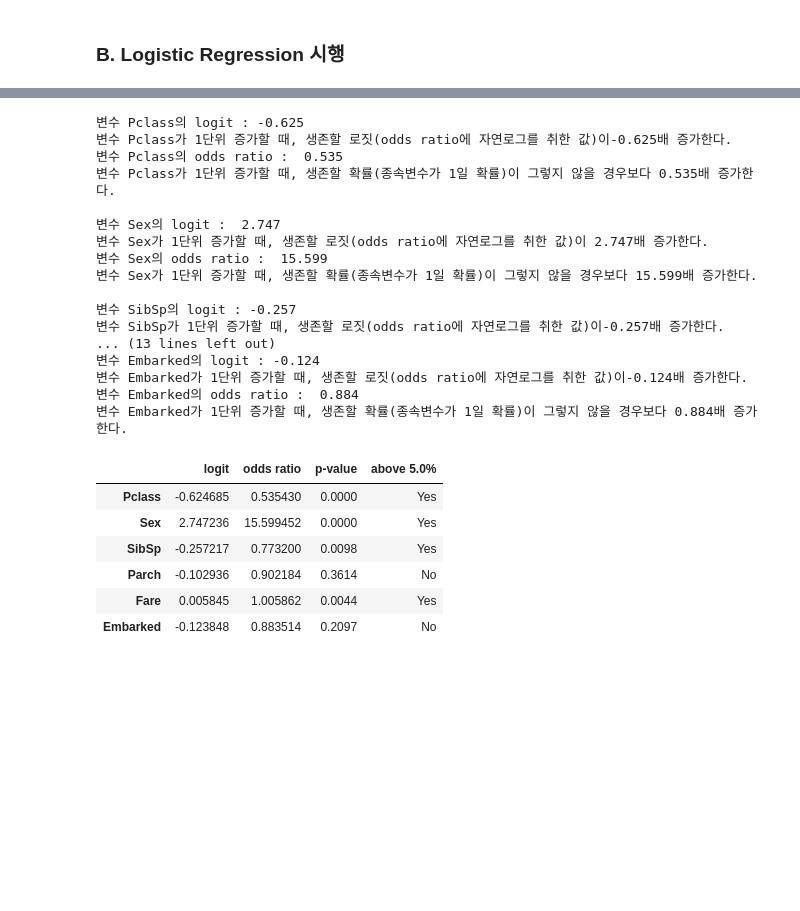
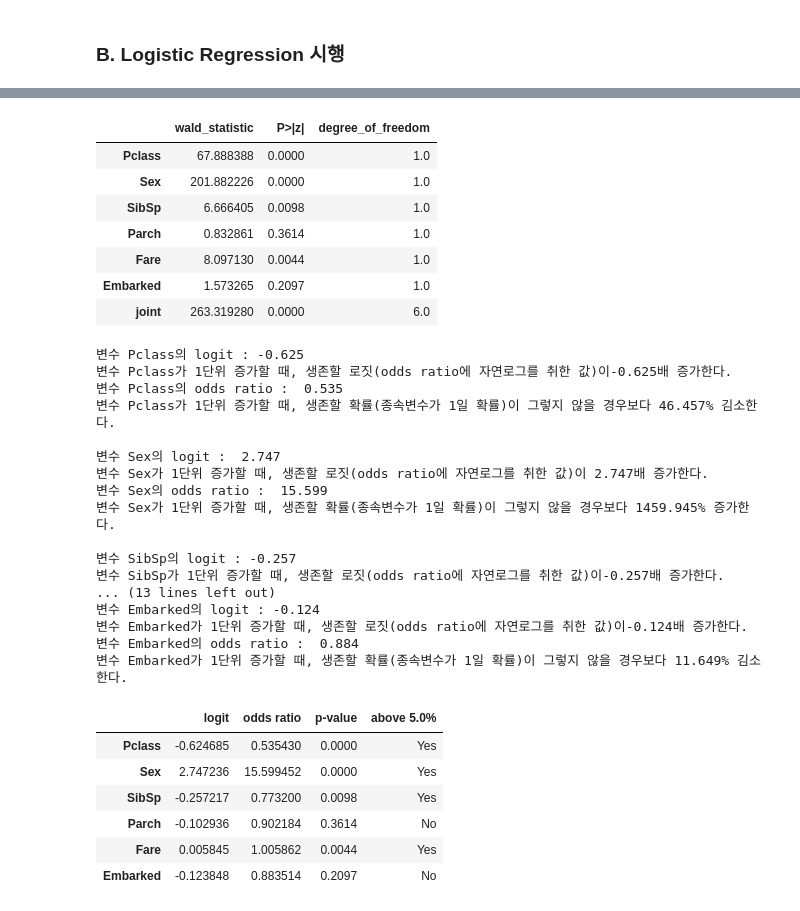
Before and after one commit to freejyb/statistics, a Jupyter notebook: Week_12/regression.ipynb, the cells around one changed output, grey strips where cells are left out. Saved outputs shown, nothing was run; the diff lists cells and outputs as text; code cells hidden in the pictures; blank space fills up the shorter version.

```diff
--- a/Week_12/regression.ipynb
+++ b/Week_12/regression.ipynb
@@ -162,6 +162,39 @@ Logit Regression Results
 | Parch | -0.1029 | 0.113 | -0.913 | 0.361 | -0.324 | 0.118 |
 | Fare | 0.0058 | 0.002 | 2.846 | 0.004 | 0.002 | 0.010 |
 | Embarked | -0.1238 | 0.099 | -1.254 | 0.210 | -0.317 | 0.070 |
+# %%
+# list 생성
+x_vars = list(logreg.summary2().tables[1].index)
+statistic = []
+p_val = []
+d_f = []
+
+# 리스트에 append (왈드 통계치, p값, 자유도)
+for i in x_vars:
+    statistic.append(logreg.wald_test(i).statistic[0][0])
+    p_val.append(np.round(logreg.wald_test(i).pvalue, 4))
+    d_f.append(logreg.wald_test(i).df_denom)
+
+statistic.append(logreg.wald_test([x for x in x_vars]).statistic[0][0])
+p_val.append(np.round(logreg.wald_test([x for x in x_vars]).pvalue, 4))
+d_f.append(logreg.wald_test([x for x in x_vars]).df_denom)
+x_vars.append('joint')
+
+# 왈드 통계치 데이터 프레임 형성
+wald = pd.DataFrame({'wald_statistic' : statistic,
+                     'P>|z|' : p_val,
+                     'degree_of_freedom' : d_f}, index=x_vars)
+
+wald
+# %% [output]
+|  | wald_statistic | P>|z| | degree_of_freedom |
+| Pclass | 67.888388 | 0.0000 | 1.0 |
+| Sex | 201.882226 | 0.0000 | 1.0 |
+| SibSp | 6.666405 | 0.0098 | 1.0 |
+| Parch | 0.832861 | 0.3614 | 1.0 |
+| Fare | 8.097130 | 0.0044 | 1.0 |
+| Embarked | 1.573265 | 0.2097 | 1.0 |
+| joint | 263.319280 | 0.0000 | 6.0 |
 # %%
 # odds ratio 구하는 부분
 odds = np.exp(logreg.params)
@@ -170,17 +203,20 @@ for i in range(len(odds)):
     print(f'변수 {X_train.columns[i]}의 logit : {logreg.params[i] : .3f}')
     print(f'변수 {X_train.columns[i]}가 1단위 증가할 때, 생존할 로짓(odds ratio에 자연로그를 취한 값)이{logreg.params[i] : .3f}배 증가한다.')
     print(f'변수 {X_train.columns[i]}의 odds ratio : {odds[i] : .3f}')
-    print(f'변수 {X_train.columns[i]}가 1단위 증가할 때, 생존할 확률(종속변수가 1일 확률)이 그렇지 않을 경우보다{odds[i] : .3f}배 증가한다.\n')
+    if odds[i] > 1:
+        print(f'변수 {X_train.columns[i]}가 1단위 증가할 때, 생존할 확률(종속변수가 1일 확률)이 그렇지 않을 경우보다{(odds[i]-1) * 100 : .3f}% 증가한다.\n')
+    else :
+        print(f'변수 {X_train.columns[i]}가 1단위 증가할 때, 생존할 확률(종속변수가 1일 확률)이 그렇지 않을 경우보다{(1 - odds[i]) * 100 : .3f}% 김소한다.\n')
 # %% [output]
 변수 Pclass의 logit : -0.625
 변수 Pclass가 1단위 증가할 때, 생존할 로짓(odds ratio에 자연로그를 취한 값)이-0.625배 증가한다.
 변수 Pclass의 odds ratio :  0.535
-변수 Pclass가 1단위 증가할 때, 생존할 확률(종속변수가 1일 확률)이 그렇지 않을 경우보다 0.535배 증가한다.
+변수 Pclass가 1단위 증가할 때, 생존할 확률(종속변수가 1일 확률)이 그렇지 않을 경우보다 46.457% 김소한다.
 
 변수 Sex의 logit :  2.747
 변수 Sex가 1단위 증가할 때, 생존할 로짓(odds ratio에 자연로그를 취한 값)이 2.747배 증가한다.
 변수 Sex의 odds ratio :  15.599
-변수 Sex가 1단위 증가할 때, 생존할 확률(종속변수가 1일 확률)이 그렇지 않을 경우보다 15.599배 증가한다.
+변수 Sex가 1단위 증가할 때, 생존할 확률(종속변수가 1일 확률)이 그렇지 않을 경우보다 1459.945% 증가한다.
 
 변수 SibSp의 logit : -0.257
 변수 SibSp가 1단위 증가할 때, 생존할 로짓(odds ratio에 자연로그를 취한 값)이-0.257배 증가한다.
@@ -188,7 +224,7 @@ for i in range(len(odds)):
 변수 Embarked의 logit : -0.124
 변수 Embarked가 1단위 증가할 때, 생존할 로짓(odds ratio에 자연로그를 취한 값)이-0.124배 증가한다.
 변수 Embarked의 odds ratio :  0.884
-변수 Embarked가 1단위 증가할 때, 생존할 확률(종속변수가 1일 확률)이 그렇지 않을 경우보다 0.884배 증가한다.
+변수 Embarked가 1단위 증가할 때, 생존할 확률(종속변수가 1일 확률)이 그렇지 않을 경우보다 11.649% 김소한다.
 # %%
 sig_level = .05
 logistic_variable = pd.concat([logreg.params, np.exp(logreg.params), np.round(logreg.pvalues,4)], axis=1)
```
Also changed, not shown: parts of 4 cells of this notebook.
